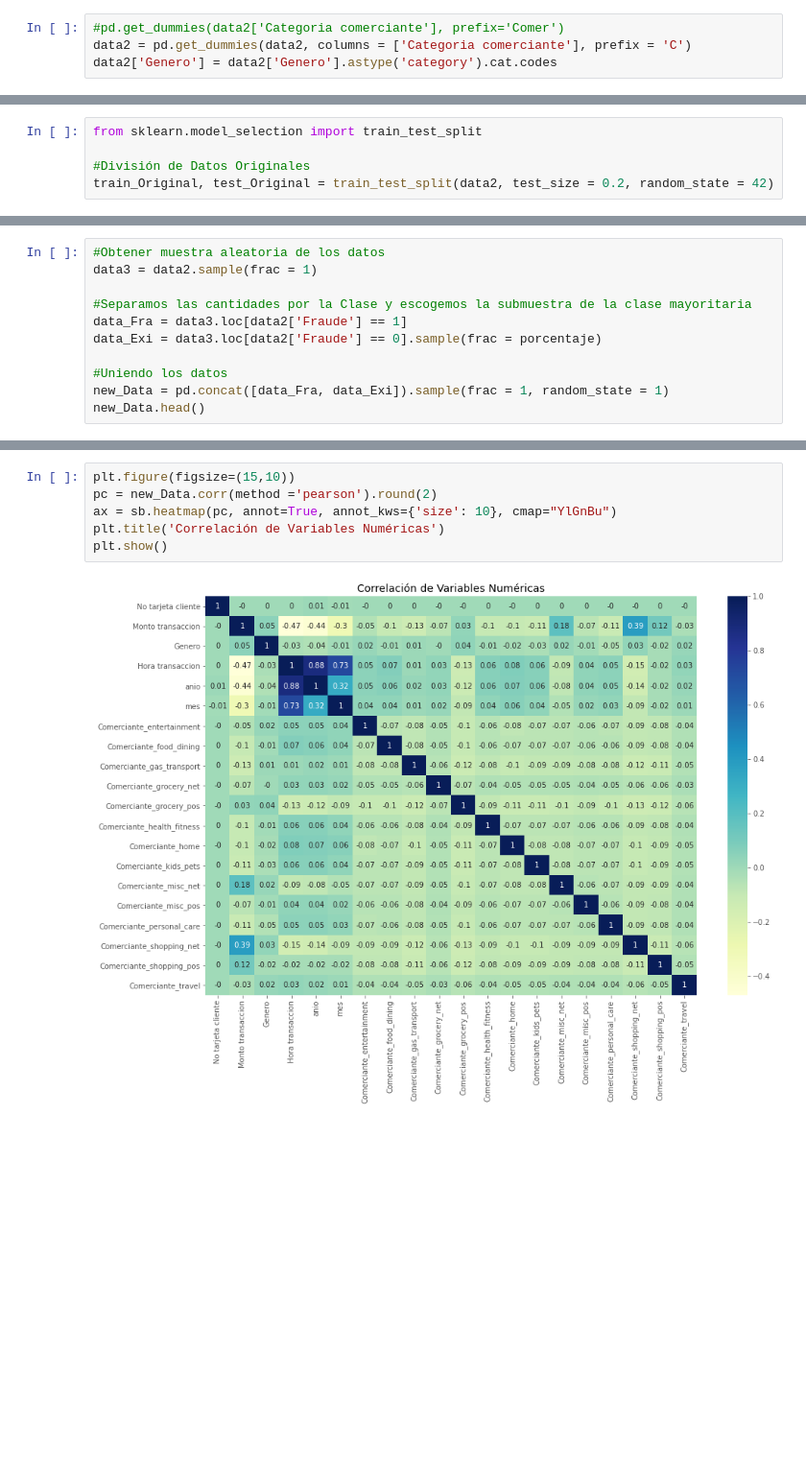
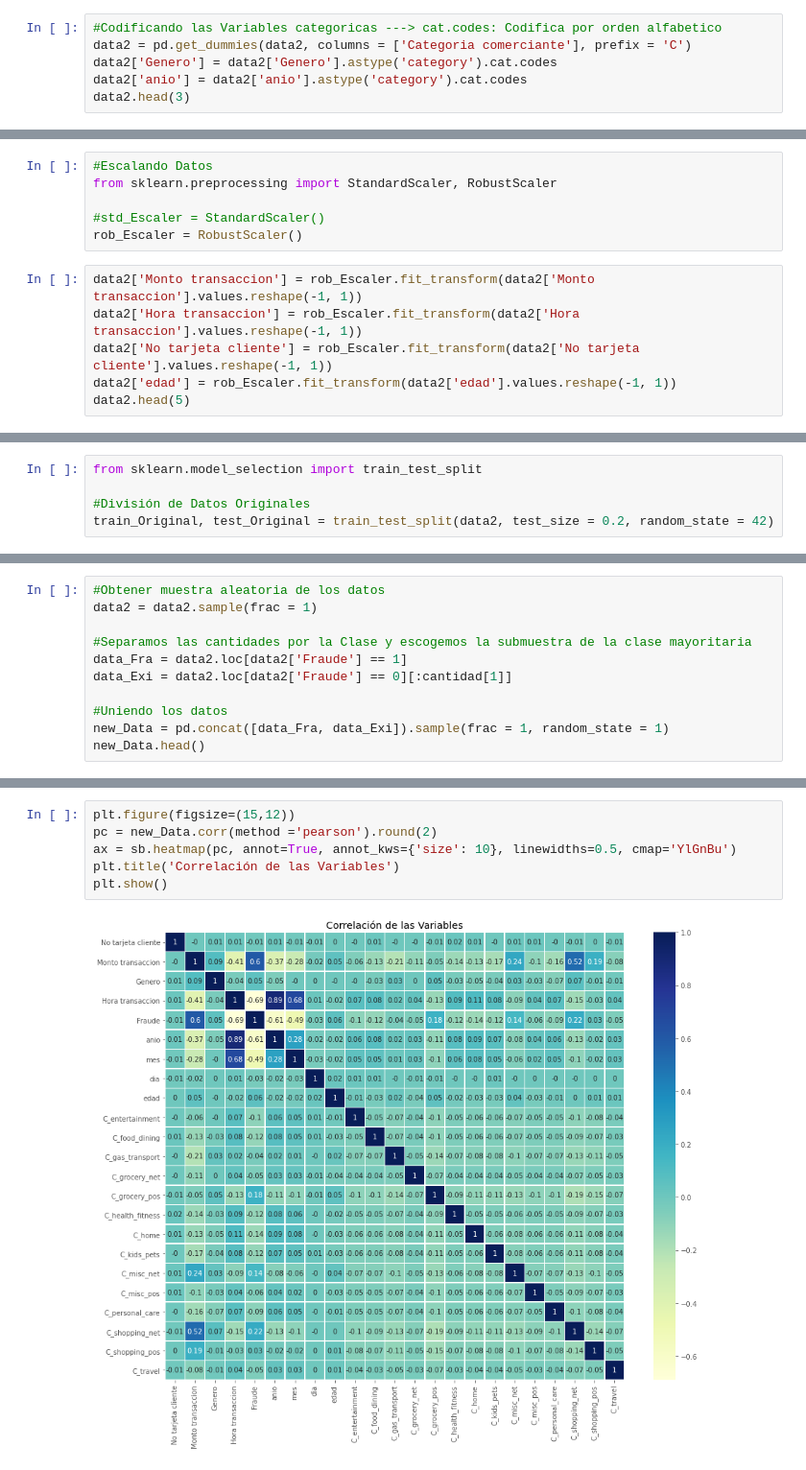
Before and after one commit to Bmez1/Proyecto_CD, a Jupyter notebook: Fraude.ipynb, the cells around one changed output, grey strips where cells are left out. Shown at 96% size. Cells and saved outputs as stored; diff of their text form; blank space fills up the shorter version.

Commit message:
Procesamiento de datos

```diff
--- a/Fraude.ipynb
+++ b/Fraude.ipynb
@@ -532,9 +570,11 @@ grocery_net       19560
 travel            17565
 Name: Categoria comerciante, dtype: int64
 # %%
-#pd.get_dummies(data2['Categoria comerciante'], prefix='Comer')
+#Codificando las Variables categoricas ---> cat.codes: Codifica por orden alfabetico
 data2 = pd.get_dummies(data2, columns = ['Categoria comerciante'], prefix = 'C')
 data2['Genero'] = data2['Genero'].astype('category').cat.codes
+data2['anio'] = data2['anio'].astype('category').cat.codes
+data2.head(3)
 # %%
 data2.head(5)
 # %% [output]
@@ -547,0 +588,12 @@ data2.head(5)
+# %%
+#Escalando Datos
+from sklearn.preprocessing import StandardScaler, RobustScaler
+
+#std_Escaler = StandardScaler()
+rob_Escaler = RobustScaler()
+# %%
+data2['Monto transaccion'] = rob_Escaler.fit_transform(data2['Monto transaccion'].values.reshape(-1, 1))
+data2['Hora transaccion'] = rob_Escaler.fit_transform(data2['Hora transaccion'].values.reshape(-1, 1))
+data2['No tarjeta cliente'] = rob_Escaler.fit_transform(data2['No tarjeta cliente'].values.reshape(-1, 1))
+data2['edad'] = rob_Escaler.fit_transform(data2['edad'].values.reshape(-1, 1))
+data2.head(5)
@@ -591,10 +651,10 @@ cantidad[0]*porcentaje + cantidad[1]
 # %%
 #Obtener muestra aleatoria de los datos
-data3 = data2.sample(frac = 1)
+data2 = data2.sample(frac = 1)
 
 #Separamos las cantidades por la Clase y escogemos la submuestra de la clase mayoritaria
-data_Fra = data3.loc[data2['Fraude'] == 1]
-data_Exi = data3.loc[data2['Fraude'] == 0].sample(frac = porcentaje)
+data_Fra = data2.loc[data2['Fraude'] == 1]
+data_Exi = data2.loc[data2['Fraude'] == 0][:cantidad[1]]
 
 #Uniendo los datos
 new_Data = pd.concat([data_Fra, data_Exi]).sample(frac = 1, random_state = 1)
@@ -631,8 +691,8 @@ plt.show()
 # %%
-plt.figure(figsize=(15,10))
+plt.figure(figsize=(15,12))
 pc = new_Data.corr(method ='pearson').round(2)
-ax = sb.heatmap(pc, annot=True, annot_kws={'size': 10}, cmap="YlGnBu")
-plt.title('Correlación de Variables Numéricas')
+ax = sb.heatmap(pc, annot=True, annot_kws={'size': 10}, linewidths=0.5, cmap='YlGnBu')
+plt.title('Correlación de las Variables')
 plt.show()
 # %% [output]
-[figure, old version]
+[figure, new version]
```
Also changed, not shown: parts of 35 cells of this notebook.
